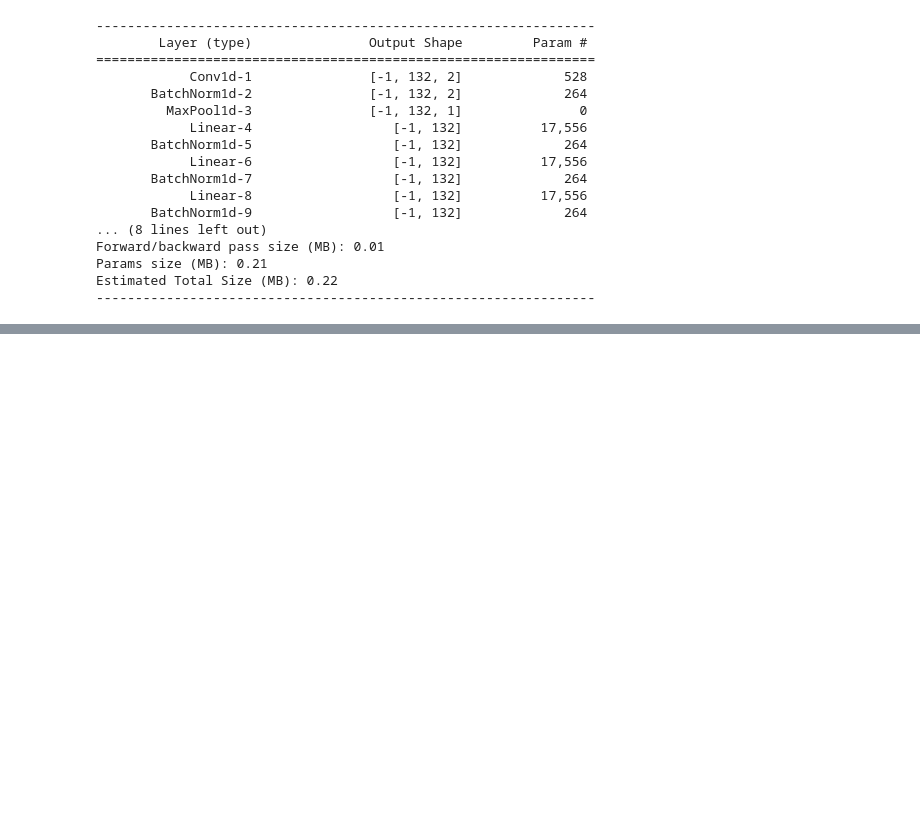
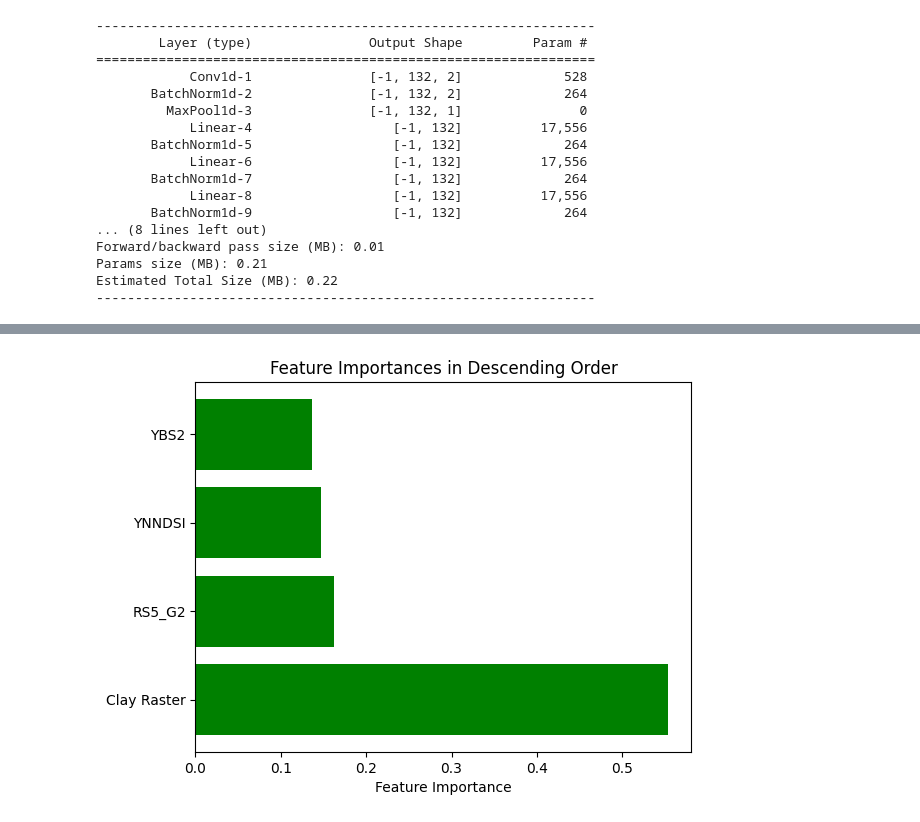
Before and after one commit to Emmanuel461/PML_2023_2024, a Jupyter notebook: Final_work/Codes/Modeling.ipynb, the cells around one changed output, grey strips where cells are left out. Drawn from its saved outputs; the diff is of its cells as text; code cells hidden in the pictures; blank space fills up the shorter version.

```diff
--- a/Final_work/Codes/Modeling.ipynb
+++ b/Final_work/Codes/Modeling.ipynb
@@ -286,0 +379,27 @@ plt.show()
+# %%
+# Obtener las importancias de características
+importance_values = rf_model.feature_importances_
+importance_names = X.columns
+
+# Create a list of tuples with feature names and their importances
+importance_pairs = list(zip(importance_names, importance_values))
+
+# Sort the list of tuples in descending order based on the importance
+importance_pairs = sorted(importance_pairs, key=lambda x: x[1], reverse=True)
+
+importance_data_frame = pd.DataFrame(importance_pairs, columns=['Feature', 'Importance'])
+
+# Plot the sorted list of tuples
+import matplotlib.pyplot as plt
+
+fig, ax = plt.subplots()
+
+# Unzip the sorted list of tuples and plot the feature names and importances
+for feature_name, importance in importance_pairs:
+    ax.barh(feature_name, importance, color='green')
+
+plt.xlabel("Feature Importance")
+plt.title("Feature Importances in Descending Order")
+plt.show()
+# %% [output]
+[figure, added]
```
Also changed, not shown: parts of 6 cells of this notebook, 3 other files.
